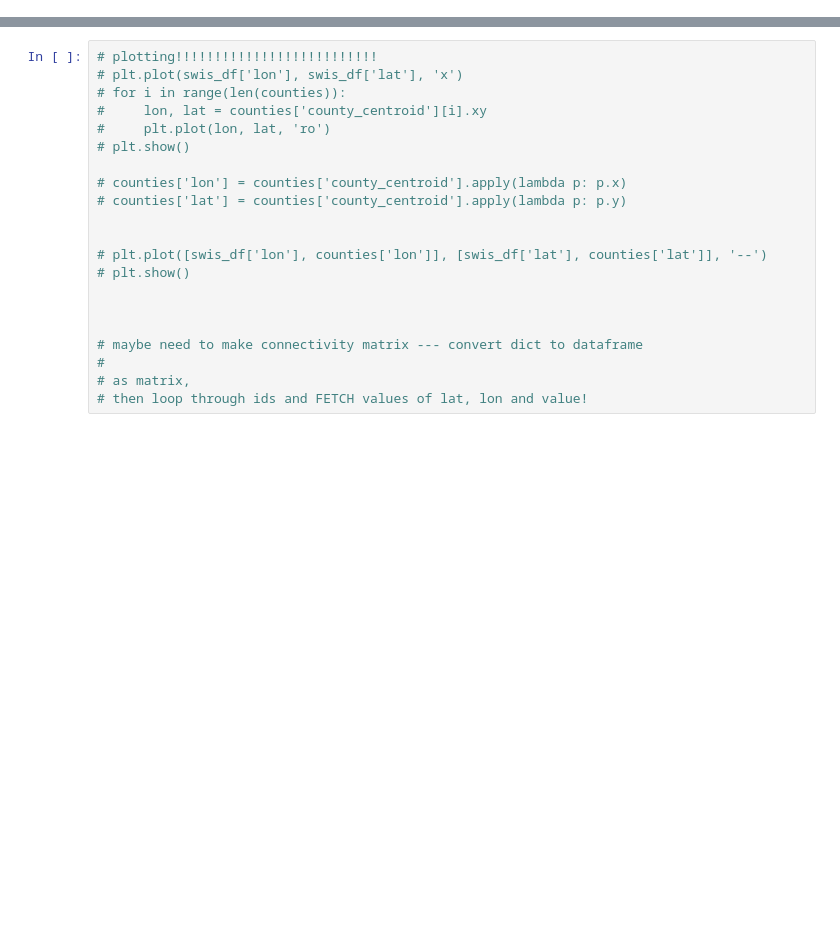
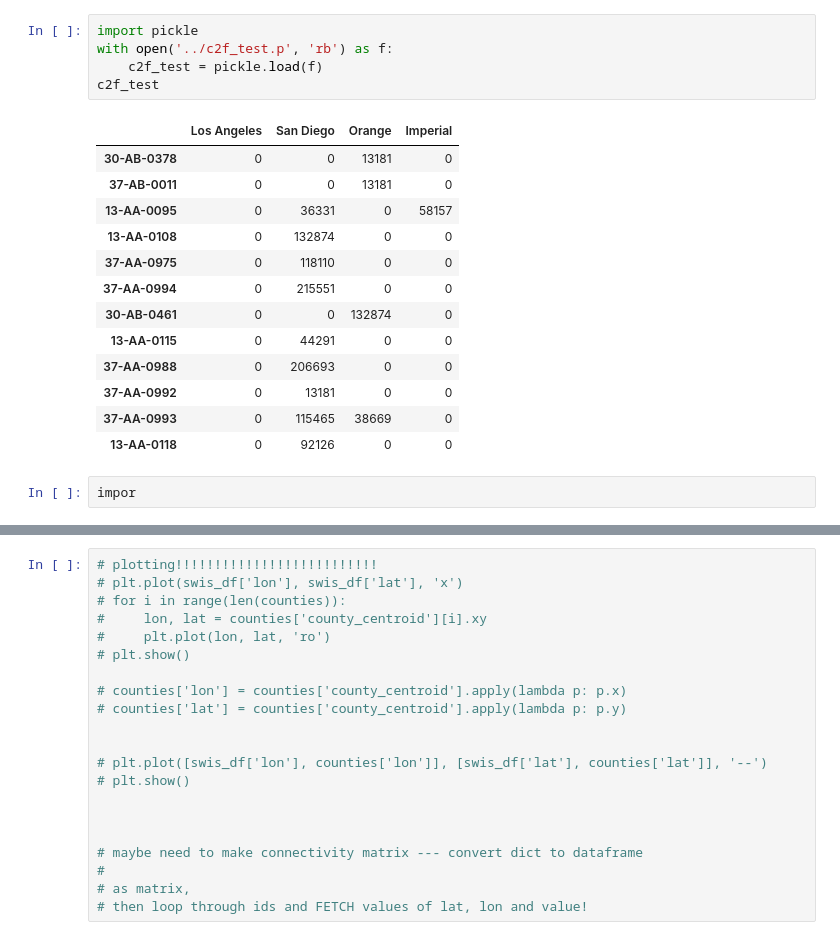
Before and after one commit to anayahall/compopt, a Jupyter notebook: scripts/rangeland_application_plot_prep.py.ipynb, the cells around one changed output, grey strips where cells are left out. Saved outputs shown, nothing was run; the diff lists cells and outputs as text; blank space fills up the shorter version.

```diff
--- a/scripts/rangeland_application_plot_prep.py.ipynb
+++ b/scripts/rangeland_application_plot_prep.py.ipynb
@@ -117,0 +106,21 @@ plt.show()
+# %%
+import pickle
+with open('../c2f_test.p', 'rb') as f:
+    c2f_test = pickle.load(f)
+c2f_test
+# %% [output]
+|  | Los Angeles | San Diego | Orange | Imperial |
+| 30-AB-0378 | 0 | 0 | 13181 | 0 |
+| 37-AB-0011 | 0 | 0 | 13181 | 0 |
+| 13-AA-0095 | 0 | 36331 | 0 | 58157 |
+| 13-AA-0108 | 0 | 132874 | 0 | 0 |
+| 37-AA-0975 | 0 | 118110 | 0 | 0 |
+| 37-AA-0994 | 0 | 215551 | 0 | 0 |
+| 30-AB-0461 | 0 | 0 | 132874 | 0 |
+| 13-AA-0115 | 0 | 44291 | 0 | 0 |
+| 37-AA-0988 | 0 | 206693 | 0 | 0 |
+| 37-AA-0992 | 0 | 13181 | 0 | 0 |
+| 37-AA-0993 | 0 | 115465 | 38669 | 0 |
+| 13-AA-0118 | 0 | 92126 | 0 | 0 |
+# %%
+impor
```
Also changed, not shown: parts of 17 cells of this notebook, 34 other files.
